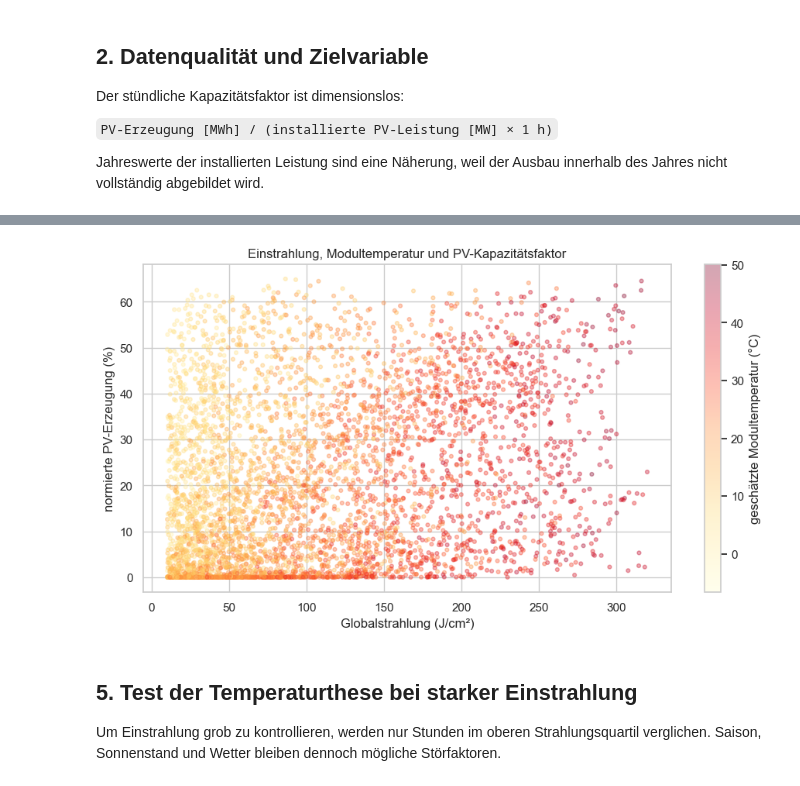
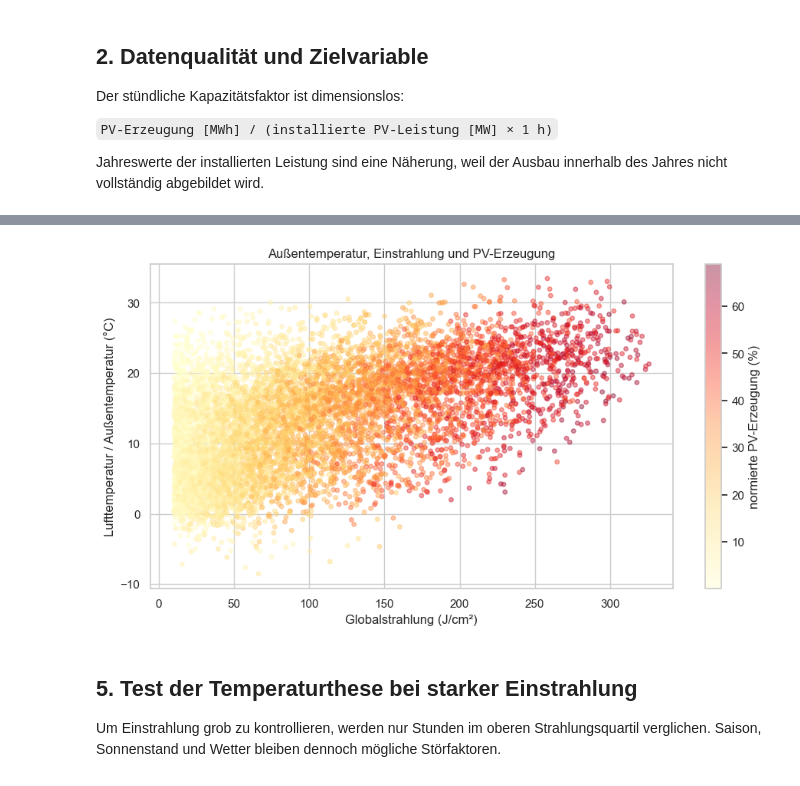
Before and after one commit to MoFrei98/BigDataPhotovoltaikerzeugung, a Jupyter notebook: notebooks/pv_wetter_deutschland.ipynb, the cells around one changed output, grey strips where cells are left out. Saved outputs shown, nothing was run; the diff lists cells and outputs as text; code cells hidden in the pictures.

```diff
--- a/notebooks/pv_wetter_deutschland.ipynb
+++ b/notebooks/pv_wetter_deutschland.ipynb
@@ -158,25 +169,25 @@ Modultemperatur. Eine Punktwolke beschreibt Zusammenhänge, keine Kausalität.
 # %%
 daylight = hourly[
     (hourly["global_radiation_j_cm2"] > 10) & hourly[TARGET].notna()
 ].copy()
-sample = daylight.sample(min(6000, len(daylight)), random_state=42)
+sample = daylight.sample(min(8000, len(daylight)), random_state=42)
 
 plt.figure(figsize=(11, 5.5))
 scatter = plt.scatter(
     sample["global_radiation_j_cm2"],
-    sample[TARGET] * 100,
-    c=sample["estimated_module_temperature_c"],
+    sample["temperature_c"],
+    c=sample[TARGET] * 100,
     cmap="YlOrRd",
-    s=12,
-    alpha=.35,
+    s=16,
+    alpha=.42,
 )
-plt.colorbar(scatter, label="geschätzte Modultemperatur (°C)")
+plt.colorbar(scatter, label="normierte PV-Erzeugung (%)")
 plt.xlabel("Globalstrahlung (J/cm²)")
-plt.ylabel("normierte PV-Erzeugung (%)")
-plt.title("Einstrahlung, Modultemperatur und PV-Kapazitätsfaktor")
+plt.ylabel("Lufttemperatur / Außentemperatur (°C)")
+plt.title("Außentemperatur, Einstrahlung und PV-Erzeugung")
 plt.show()
 # %% [output]
-[figure, old version]
+[figure, new version]
 # %% [markdown]
 ## 5. Test der Temperaturthese bei starker Einstrahlung
 
```
Also changed, not shown: parts of 22 cells of this notebook, 1 other file.
